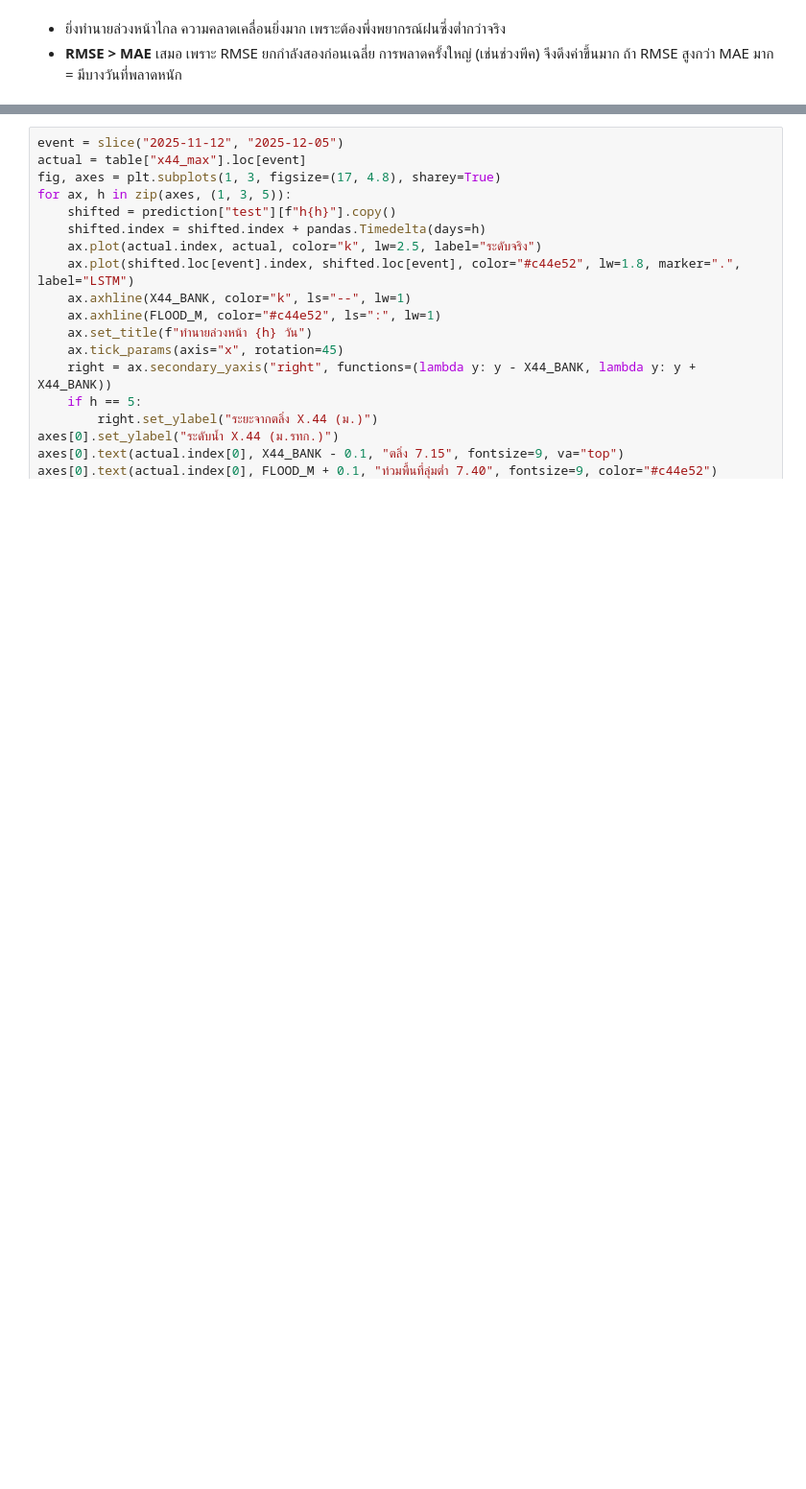
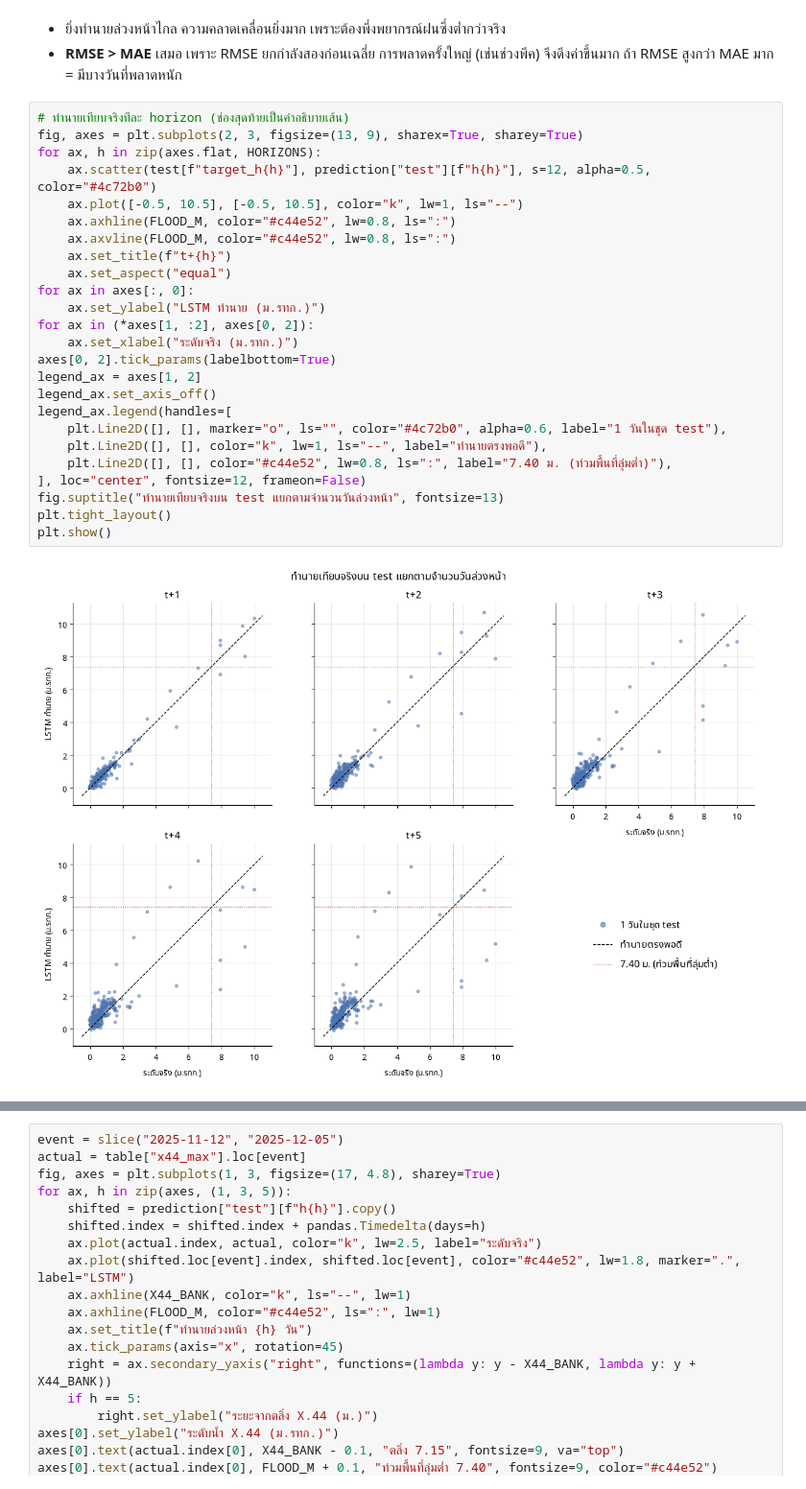
Before and after one commit to Jackyzaz/mojito, a Jupyter notebook: notebook/03_lstm.ipynb, the cells around one changed output, grey strips where cells are left out. Shown at 96% size. Saved outputs shown, nothing was run; the diff lists cells and outputs as text; blank space fills up the shorter version.

```diff
--- a/notebook/03_lstm.ipynb
+++ b/notebook/03_lstm.ipynb
@@ -176,3 +297,30 @@ plt.show()
 - ยิ่งทำนายล่วงหน้าไกล ความคลาดเคลื่อนยิ่งมาก เพราะต้องพึ่งพยากรณ์ฝนซึ่งต่ำกว่าจริง
 - **RMSE > MAE** เสมอ เพราะ RMSE ยกกำลังสองก่อนเฉลี่ย การพลาดครั้งใหญ่ (เช่นช่วงพีค) จึงดึงค่าขึ้นมาก
   ถ้า RMSE สูงกว่า MAE มาก = มีบางวันที่พลาดหนัก
+# %%
+# ทำนายเทียบจริงทีละ horizon (ช่องสุดท้ายเป็นคำอธิบายเส้น)
+fig, axes = plt.subplots(2, 3, figsize=(13, 9), sharex=True, sharey=True)
+for ax, h in zip(axes.flat, HORIZONS):
+    ax.scatter(test[f"target_h{h}"], prediction["test"][f"h{h}"], s=12, alpha=0.5, color="#4c72b0")
+    ax.plot([-0.5, 10.5], [-0.5, 10.5], color="k", lw=1, ls="--")
+    ax.axhline(FLOOD_M, color="#c44e52", lw=0.8, ls=":")
+    ax.axvline(FLOOD_M, color="#c44e52", lw=0.8, ls=":")
+    ax.set_title(f"t+{h}")
+    ax.set_aspect("equal")
+for ax in axes[:, 0]:
+    ax.set_ylabel("LSTM ทำนาย (ม.รทก.)")
+for ax in (*axes[1, :2], axes[0, 2]):
+    ax.set_xlabel("ระดับจริง (ม.รทก.)")
+axes[0, 2].tick_params(labelbottom=True)
+legend_ax = axes[1, 2]
+legend_ax.set_axis_off()
+legend_ax.legend(handles=[
+    plt.Line2D([], [], marker="o", ls="", color="#4c72b0", alpha=0.6, label="1 วันในชุด test"),
+    plt.Line2D([], [], color="k", lw=1, ls="--", label="ทำนายตรงพอดี"),
+    plt.Line2D([], [], color="#c44e52", lw=0.8, ls=":", label="7.40 ม. (ท่วมพื้นที่ลุ่มต่ำ)"),
+], loc="center", fontsize=12, frameon=False)
+fig.suptitle("ทำนายเทียบจริงบน test แยกตามจำนวนวันล่วงหน้า", fontsize=13)
+plt.tight_layout()
+plt.show()
+# %% [output]
+[figure, added]
```
Also changed, not shown: parts of 18 cells of this notebook, 13 other files.
